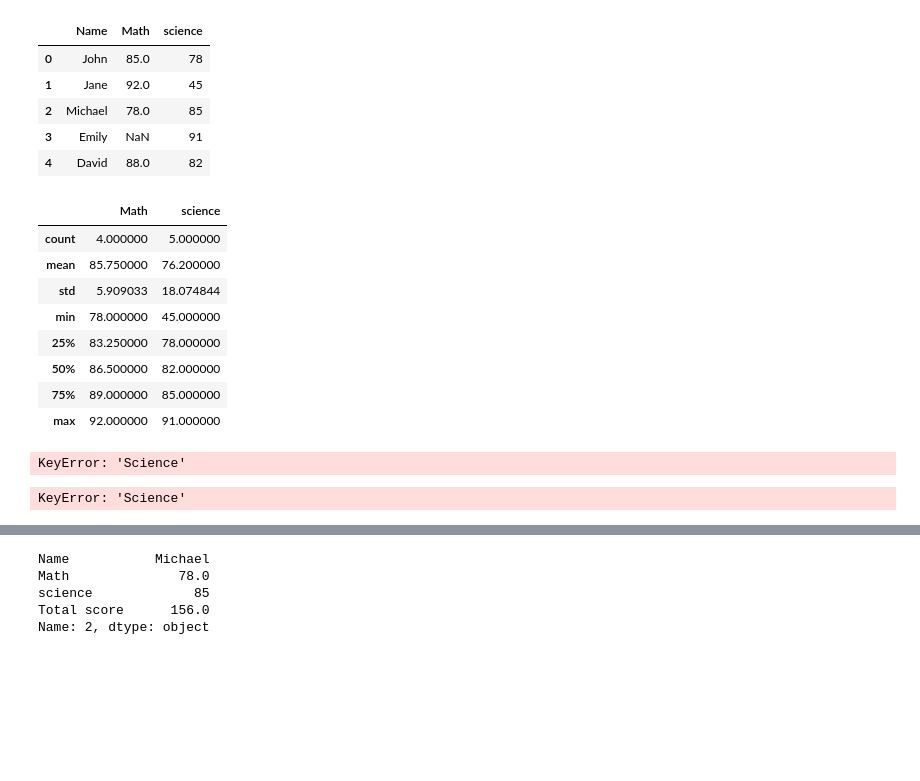
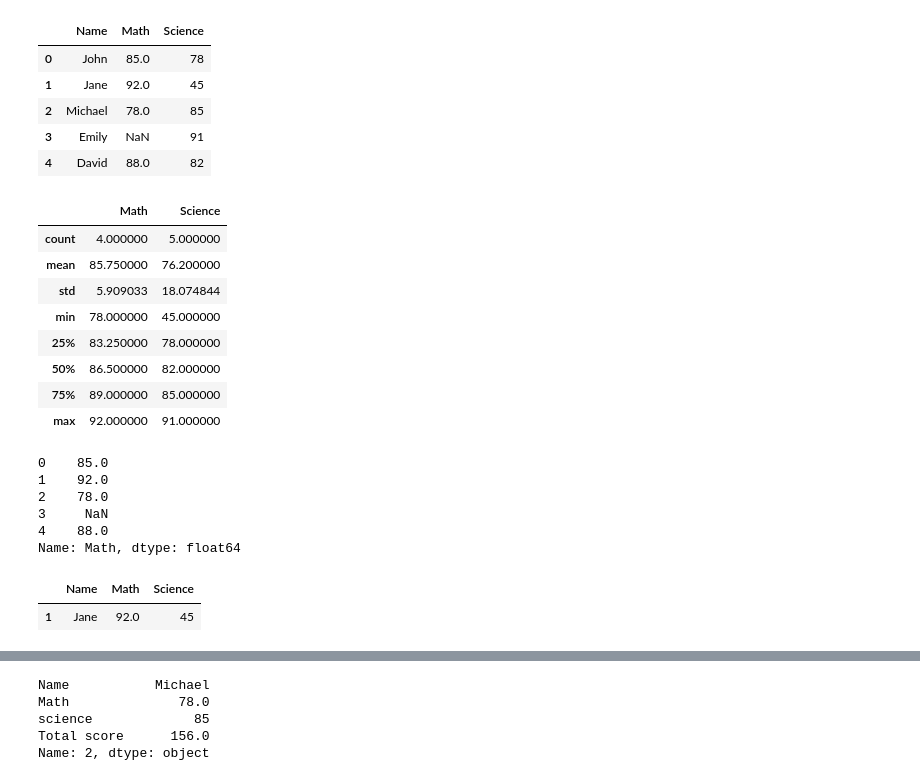
Before and after one commit to Pawanpreetkaur03/jupyter-projects, a Jupyter notebook: pandas.ipynb, the cells around one changed output, grey strips where cells are left out. Cells and saved outputs as stored; diff of their text form; code cells hidden in the pictures; blank space fills up the shorter version.

```diff
--- a/pandas.ipynb
+++ b/pandas.ipynb
@@ -1,20 +1,20 @@
 # %%
 import pandas as pd
 import numpy as np
 import matplotlib.pyplot as plt
 
 #Create a new dataframe from a python dictionary
 data = {
     'Name' : ['John', 'Jane', 'Michael', 'Emily', 'David'],
     'Math' : [85, 92, 78, np.nan, 88],
-    'science' : [78, 45, 85, 91, 82]
+    'Science' : [78, 45, 85, 91, 82]
 }
 
-df = pd.DataFrame(data);
+df = pd.DataFrame(data)
 
 df
 # %% [output]
-|  | Name | Math | science |
+|  | Name | Math | Science |
 | 0 | John | 85.0 | 78 |
 | 1 | Jane | 92.0 | 45 |
 | 2 | Michael | 78.0 | 85 |
@@ -24,7 +24,7 @@ df
 #descriptive statistics on the data
 df.describe()
 # %% [output]
-|  | Math | science |
+|  | Math | Science |
 | count | 4.000000 | 5.000000 |
 | mean | 85.750000 | 76.200000 |
 | std | 5.909033 | 18.074844 |
@@ -40,12 +40,18 @@ science_column = df['Science']
 
 math_column
 # %% [output]
-KeyError: 'Science'
+0    85.0
+1    92.0
+2    78.0
+3     NaN
+4    88.0
+Name: Math, dtype: float64
 # %%
 #filter tha data
 failing_science = df[df['Science'] < 50]
 
 failing_science
 # %% [output]
-KeyError: 'Science'
+|  | Name | Math | Science |
+| 1 | Jane | 92.0 | 45 |
 # %%
```
Also changed, not shown: parts of 7 cells of this notebook.
